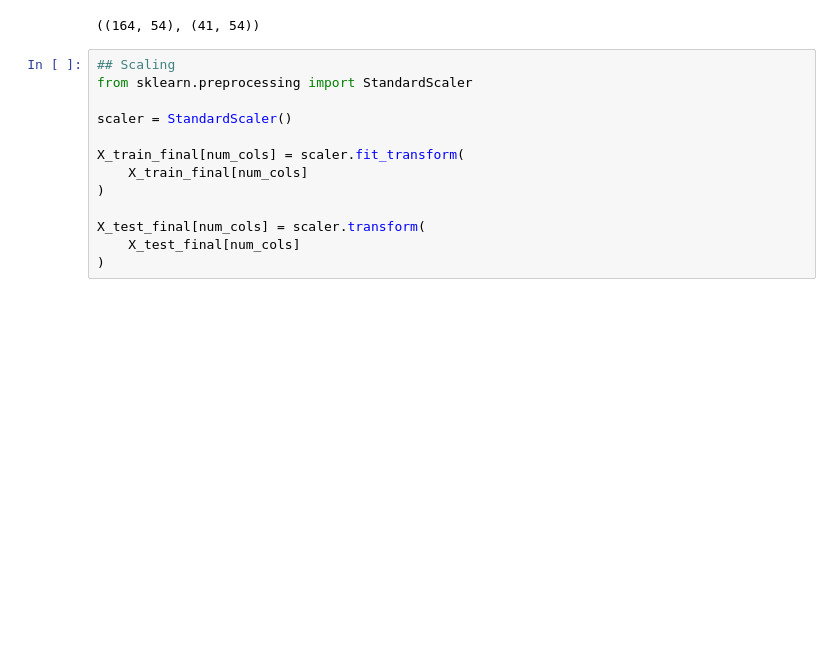
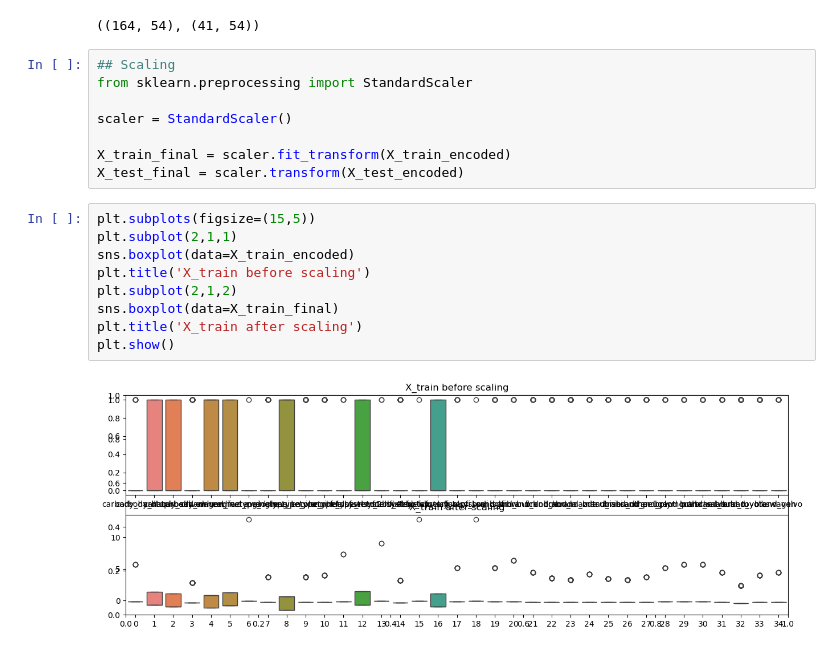
Before and after one commit to Imani-hub-pixel/Car-Price-Prediction-using-Linear-Regression, a Jupyter notebook: Notebook/Model training.ipynb, the cells around one changed output. Saved outputs shown, nothing was run; the diff lists cells and outputs as text; blank space fills up the shorter version.

```diff
--- a/Notebook/Model training.ipynb
+++ b/Notebook/Model training.ipynb
@@ -310,10 +310,16 @@ from sklearn.preprocessing import StandardScaler
 
 scaler = StandardScaler()
 
-X_train_final[num_cols] = scaler.fit_transform(
-    X_train_final[num_cols]
-)
-
-X_test_final[num_cols] = scaler.transform(
-    X_test_final[num_cols]
-)
+X_train_final = scaler.fit_transform(X_train_encoded)
+X_test_final = scaler.transform(X_test_encoded)
+# %%
+plt.subplots(figsize=(15,5))
+plt.subplot(2,1,1)
+sns.boxplot(data=X_train_encoded)
+plt.title('X_train before scaling')
+plt.subplot(2,1,2)
+sns.boxplot(data=X_train_final)
+plt.title('X_train after scaling')
+plt.show()
+# %% [output]
+[figure, added]
```
Also changed, not shown: parts of 17 cells of this notebook, 2 other files.
